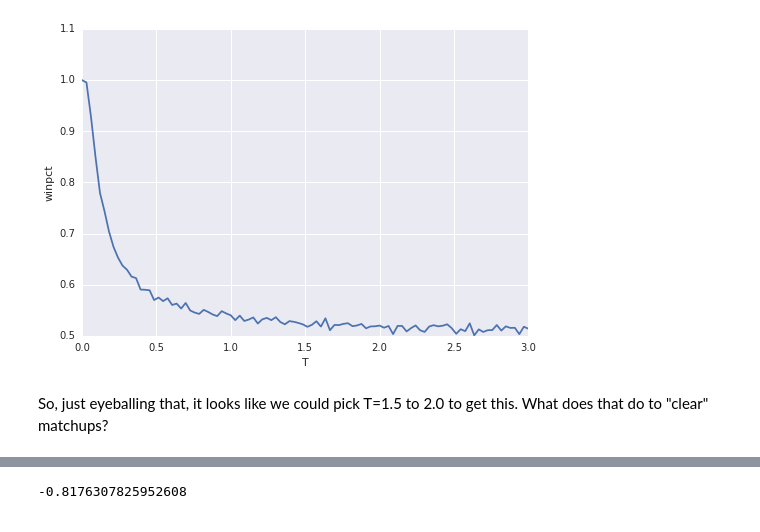
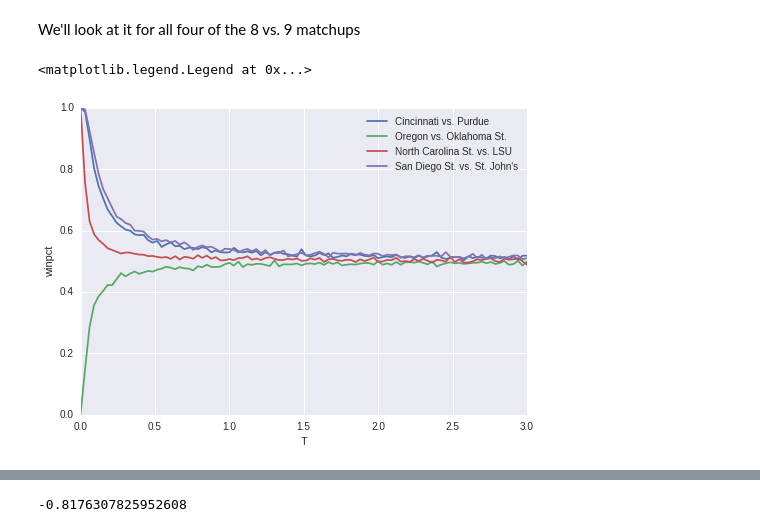
Before and after one commit to fomightez/MarchMadnessMonteCarlo, a Jupyter notebook: MMMC2015.ipynb, the cells around one changed output, grey strips where cells are left out. Saved outputs shown, nothing was run; the diff lists cells and outputs as text; code cells hidden in the pictures.

```diff
--- a/MMMC2015.ipynb
+++ b/MMMC2015.ipynb
@@ -64,6 +95,6 @@ def winpct8(team8,team9,T,numtrials=10000):
 def plotwins(team8,team9,numtrials=10000):
     Ts = np.linspace(0,3,100)
     pct = [winpct8(team8,team9,T,numtrials) for T in Ts]
-    plt.plot(Ts,pct)
+    plt.plot(Ts,pct,label='{t1} vs. {t2}'.format(t1=team8,t2=team9))
     plt.xlabel('T')
     plt.ylabel('winpct')
@@ -82,6 +101,11 @@ plotwins('North Carolina St.','LSU')
+# %% [markdown]
+We'll look at it for all four of the 8 vs. 9 matchups
 # %%
+plotwins('Cincinnati','Purdue')
+plotwins('Oregon','Oklahoma St.')
+plotwins('North Carolina St.','LSU')
 plotwins('San Diego St.',"St. John's")
+plt.legend()
 # %% [output]
+<matplotlib.legend.Legend at 0x...>
-[figure, old version]
+[figure, new version]
-# %% [markdown]
-So, just eyeballing that, it looks like we could pick T=1.5 to 2.0 to get this. What does that do to "clear" matchups?
```
Also changed, not shown: parts of 41 cells of this notebook, 2 other files.
